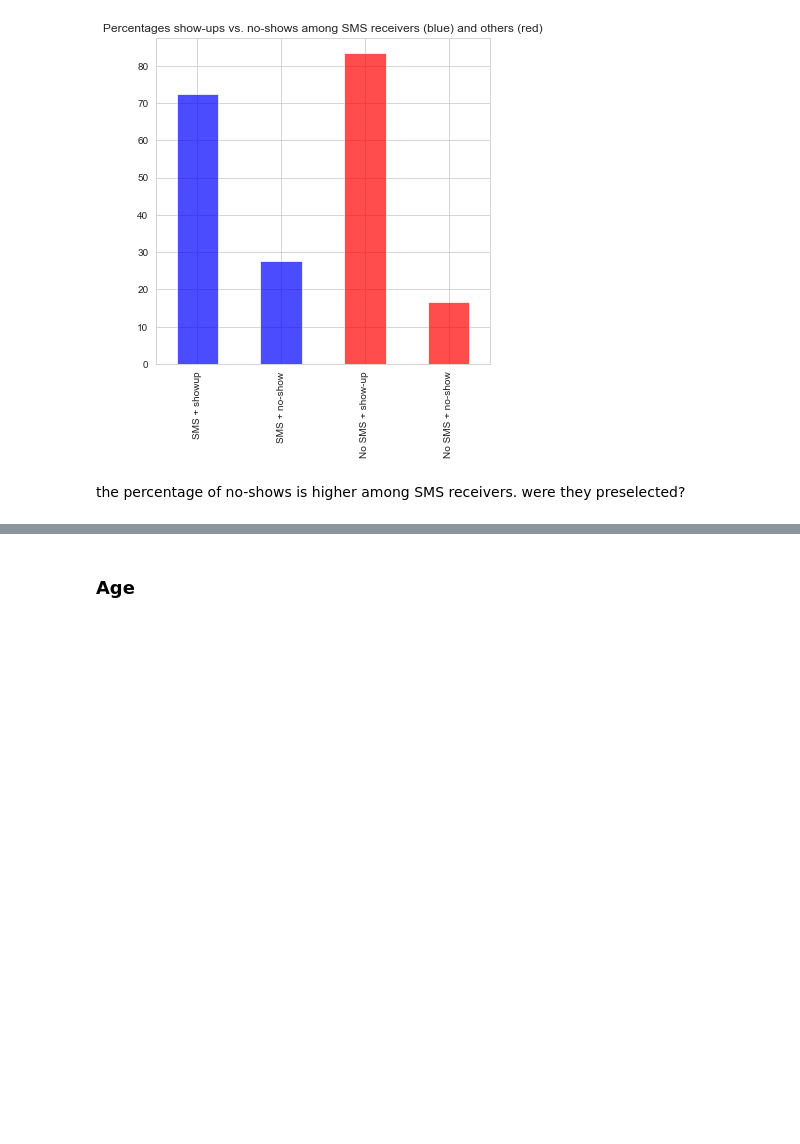
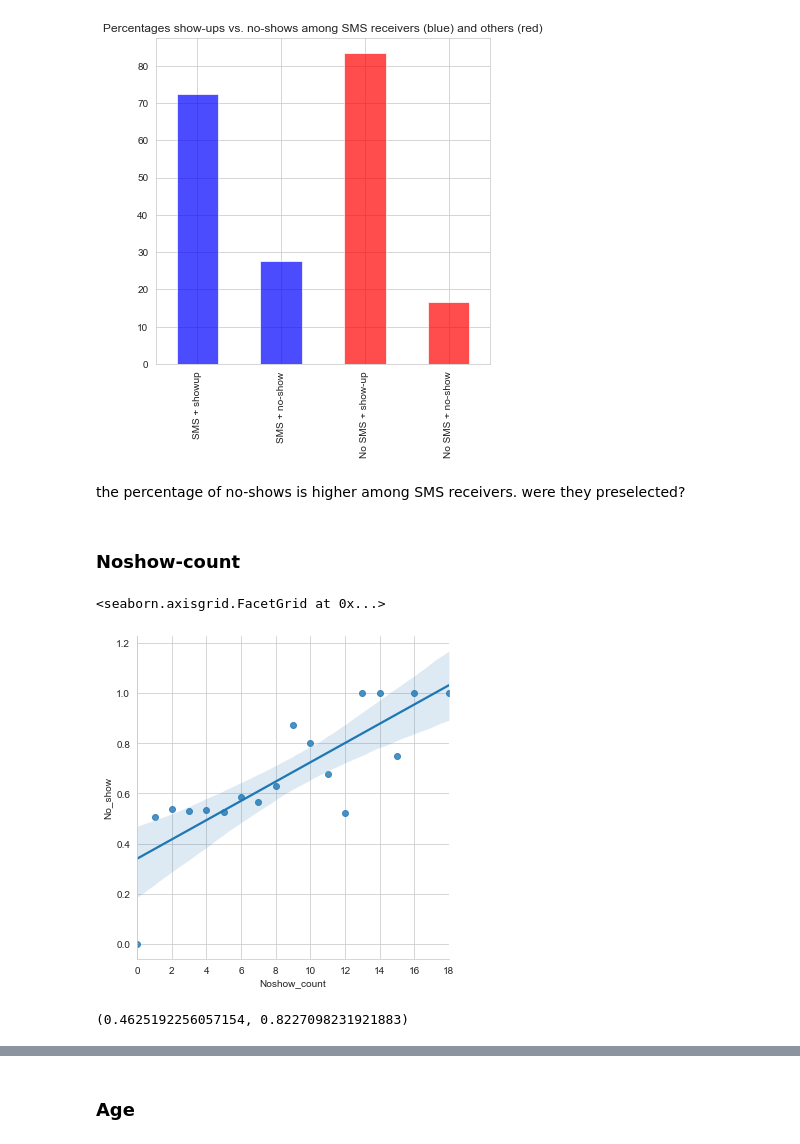
Before and after one commit to Lee-Za/predicting_no_show_appointments, a Jupyter notebook: investigating_noshows.ipynb, the cells around one changed output, grey strips where cells are left out. Saved outputs shown, nothing was run; the diff lists cells and outputs as text; code cells hidden in the pictures; blank space fills up the shorter version.

```diff
--- a/investigating_noshows.ipynb
+++ b/investigating_noshows.ipynb
@@ -378,0 +397,4 @@ dtype: int64
+# %%
+# noshow counts per patient
+df1 = df.PatientId.value_counts()
+df1
@@ -378,0 +414,5 @@ dtype: int64
+# %%
+# transform Series into DataFrame
+a_count = pd.DataFrame(df1).reset_index()
+a_count = a_count.rename(columns= {'index': 'PatientId', 'PatientId': 'appointment_count'})
+a_count.head()
@@ -378,0 +449,3 @@ dtype: int64
+# %%
+# merge with original dataframe
+df = df.merge(a_count)
@@ -633,2 +720,18 @@ Text(0, 0.5, '')
 # %% [markdown]
 the percentage of no-shows is higher among SMS receivers. were they preselected?
+# %% [markdown]
+### Noshow-count
+# %%
+# mean no-show value per ns-count
+nscount_means = pd.DataFrame(df.groupby(['Noshow_count']).No_show.mean().reset_index())
+# Scatterplot to visualize the relationship between Noshow-count and No Shows
+sns.lmplot(x='Noshow_count',y='No_show',data=nscount_means,fit_reg=True)
+# %% [output]
+<seaborn.axisgrid.FacetGrid at 0x...>
+[figure, added]
+# %%
+corr1 = df.No_show. corr(df.Noshow_count)
+corr2 = nscount_means.No_show. corr(nscount_means.Noshow_count)
+corr1, corr2
+# %% [output]
+(0.4625192256057154, 0.8227098231921883)
```
Also changed, not shown: parts of 22 cells of this notebook.
